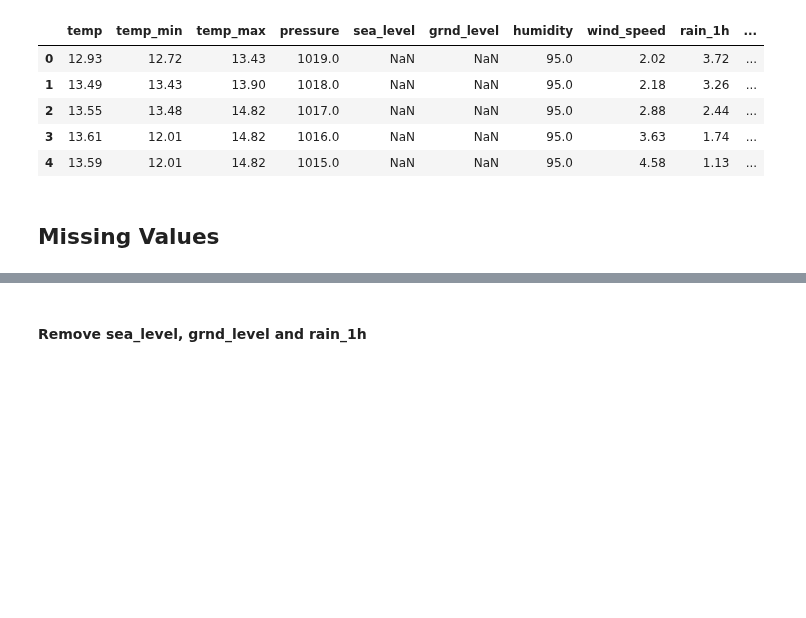
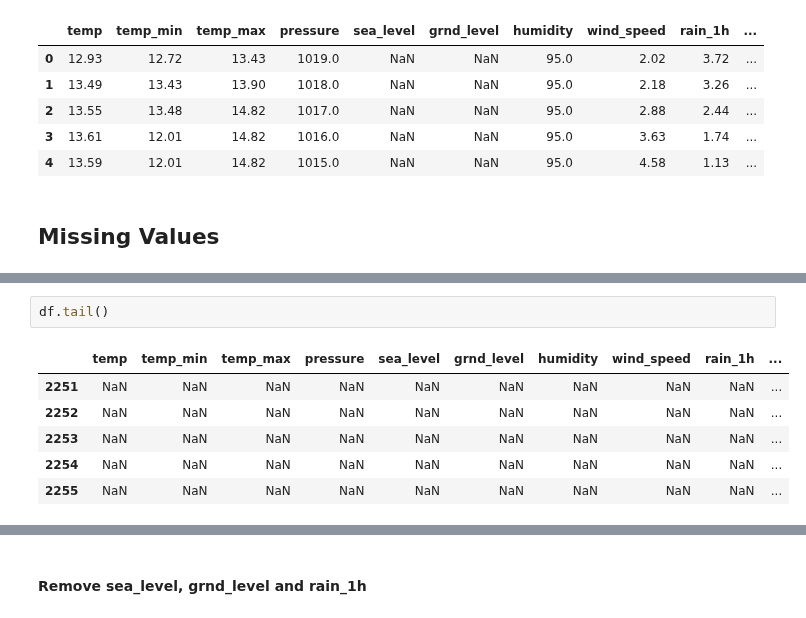
Before and after one commit to goncalobraga27/DAA, a Jupyter notebook: src/parte2/data_preparation/data_preparation2_test.ipynb, the cells around one changed output, grey strips where cells are left out. Cells and saved outputs as stored; diff of their text form; blank space fills up the shorter version.

```diff
--- a/src/parte2/data_preparation/data_preparation2_test.ipynb
+++ b/src/parte2/data_preparation/data_preparation2_test.ipynb
@@ -126,0 +186,9 @@ dtype: int64
+# %%
+df.tail()
+# %% [output]
+|  | temp | temp_min | temp_max | pressure | sea_level | grnd_level | humidity | wind_speed | rain_1h | ... |
+| 2251 | NaN | NaN | NaN | NaN | NaN | NaN | NaN | NaN | NaN | ... |
+| 2252 | NaN | NaN | NaN | NaN | NaN | NaN | NaN | NaN | NaN | ... |
+| 2253 | NaN | NaN | NaN | NaN | NaN | NaN | NaN | NaN | NaN | ... |
+| 2254 | NaN | NaN | NaN | NaN | NaN | NaN | NaN | NaN | NaN | ... |
+| 2255 | NaN | NaN | NaN | NaN | NaN | NaN | NaN | NaN | NaN | ... |
```
Also changed, not shown: parts of 12 cells of this notebook, 10 other files.
